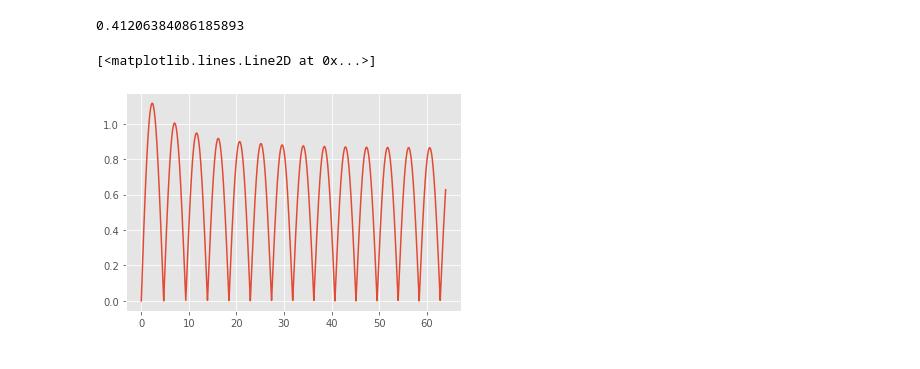
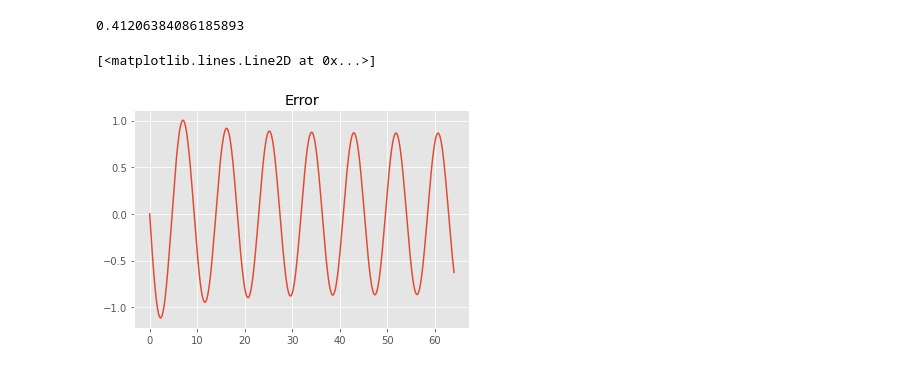
Before and after one commit to 11jolek11/msd_oscil, a Jupyter notebook: harmonic_oscillator.ipynb, the cells around one changed output. Saved outputs shown, nothing was run; the diff lists cells and outputs as text; code cells hidden in the pictures.

Commit message:
abs error  removed

```diff
--- a/harmonic_oscillator.ipynb
+++ b/harmonic_oscillator.ipynb
@@ -112,9 +110,10 @@ print(MSE(sol_ode_u, temp))
 # %% [output]
 0.41206384086185893
 # %%
-error = np.abs(np.subtract(sol_ode_u, temp))
+error = np.subtract(sol_ode_u, temp)
 # %%
+plt.title("Error")
 plt.plot(tspan, error)
 # %% [output]
 [<matplotlib.lines.Line2D at 0x...>]
-[figure, old version]
+[figure, new version]
```
Also changed, not shown: parts of 1 cell of this notebook.
